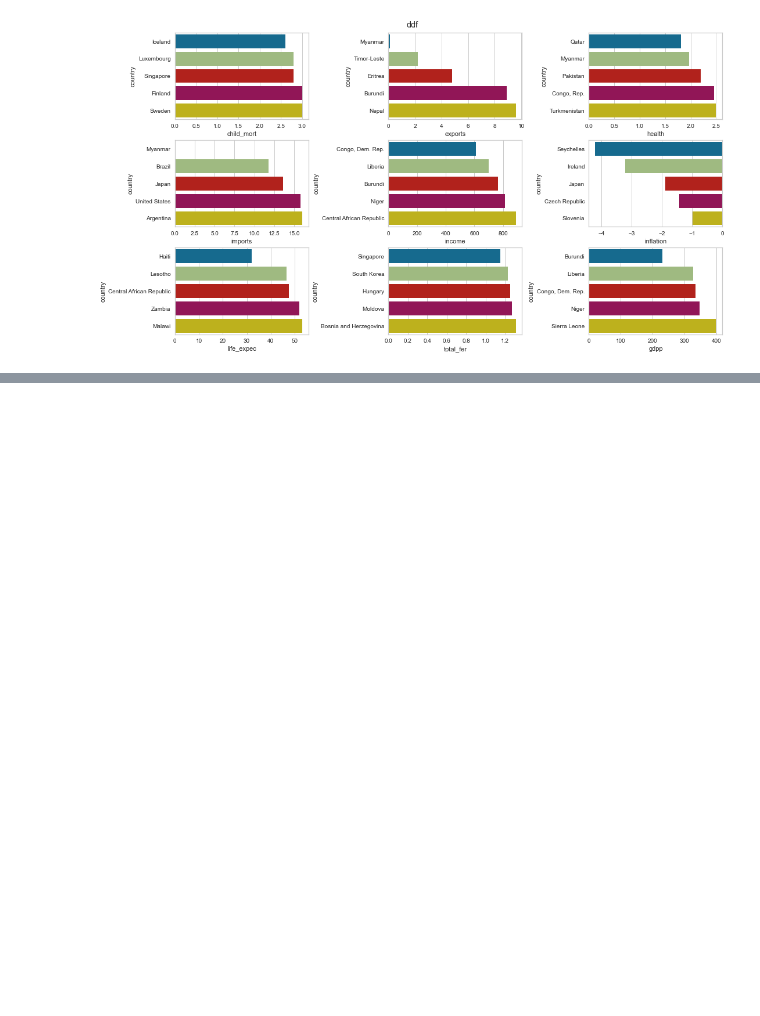
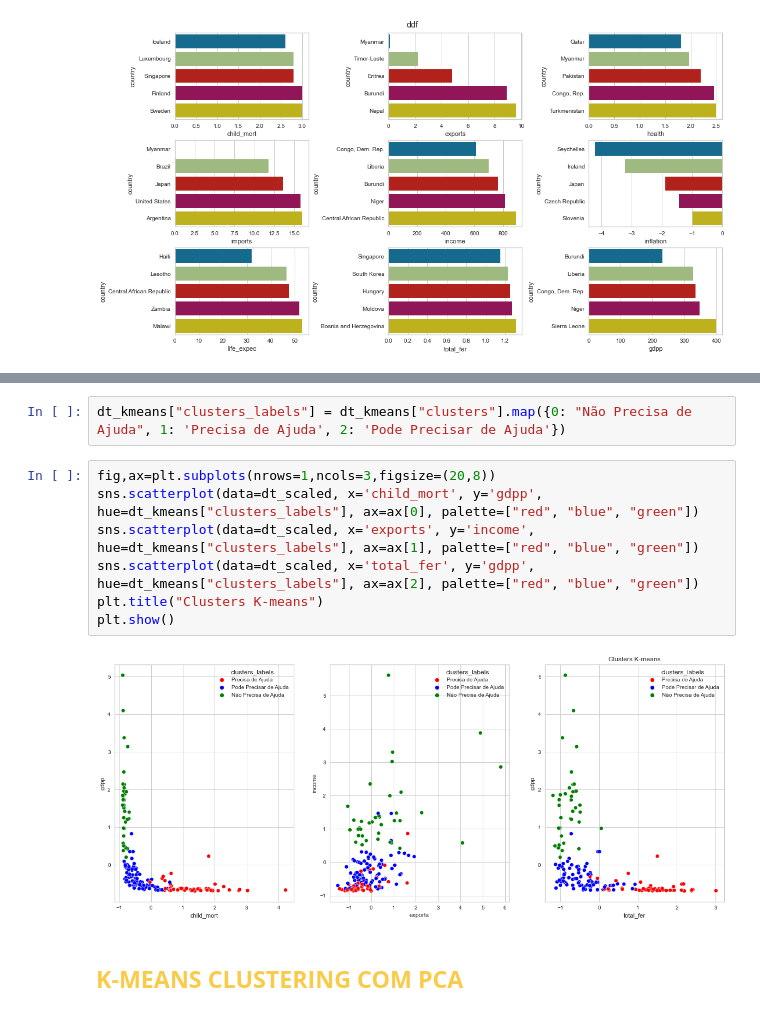
Before and after one commit to DanielaSenna/country-data-kmeans, a Jupyter notebook: projeto-country-data-kmeans/Projeto.ipynb, the cells around one changed output, grey strips where cells are left out. Drawn from its saved outputs; the diff is of its cells as text; blank space fills up the shorter version.

```diff
--- a/projeto-country-data-kmeans/Projeto.ipynb
+++ b/projeto-country-data-kmeans/Projeto.ipynb
@@ -212,0 +301,13 @@ for x, i in enumerate(cols):
+# %%
+dt_kmeans["clusters_labels"] = dt_kmeans["clusters"].map({0: "Não Precisa de Ajuda", 1: 'Precisa de Ajuda', 2: 'Pode Precisar de Ajuda'})
+# %%
+fig,ax=plt.subplots(nrows=1,ncols=3,figsize=(20,8))
+sns.scatterplot(data=dt_scaled, x='child_mort', y='gdpp', hue=dt_kmeans["clusters_labels"], ax=ax[0], palette=["red", "blue", "green"])
+sns.scatterplot(data=dt_scaled, x='exports', y='income', hue=dt_kmeans["clusters_labels"], ax=ax[1], palette=["red", "blue", "green"])
+sns.scatterplot(data=dt_scaled, x='total_fer', y='gdpp', hue=dt_kmeans["clusters_labels"], ax=ax[2], palette=["red", "blue", "green"])
+plt.title("Clusters K-means")
+plt.show()
+# %% [output]
+[figure, added]
+# %% [markdown]
+## **<font color='#facb4b'>K-MEANS CLUSTERING COM PCA</font>**
```
Also changed, not shown: parts of 58 cells of this notebook.
